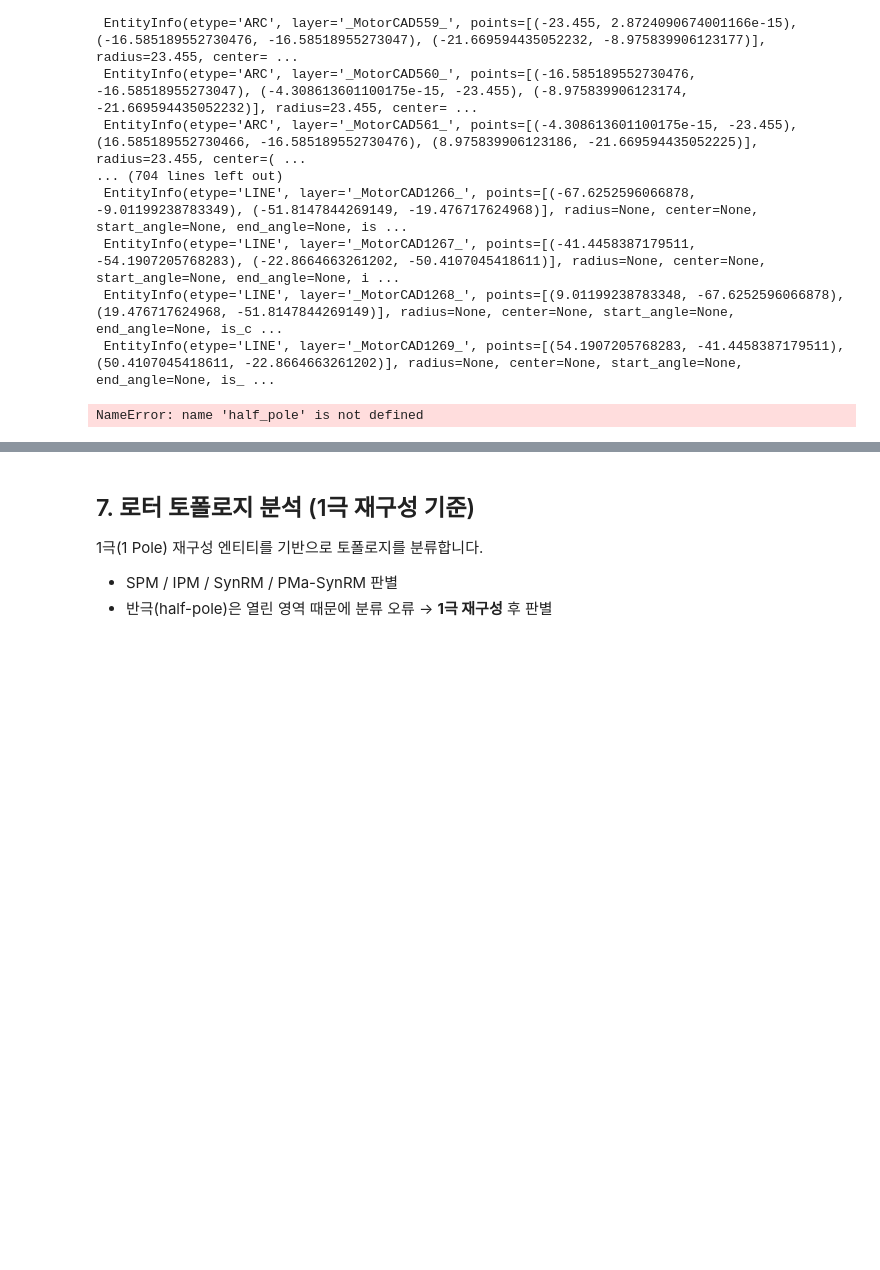
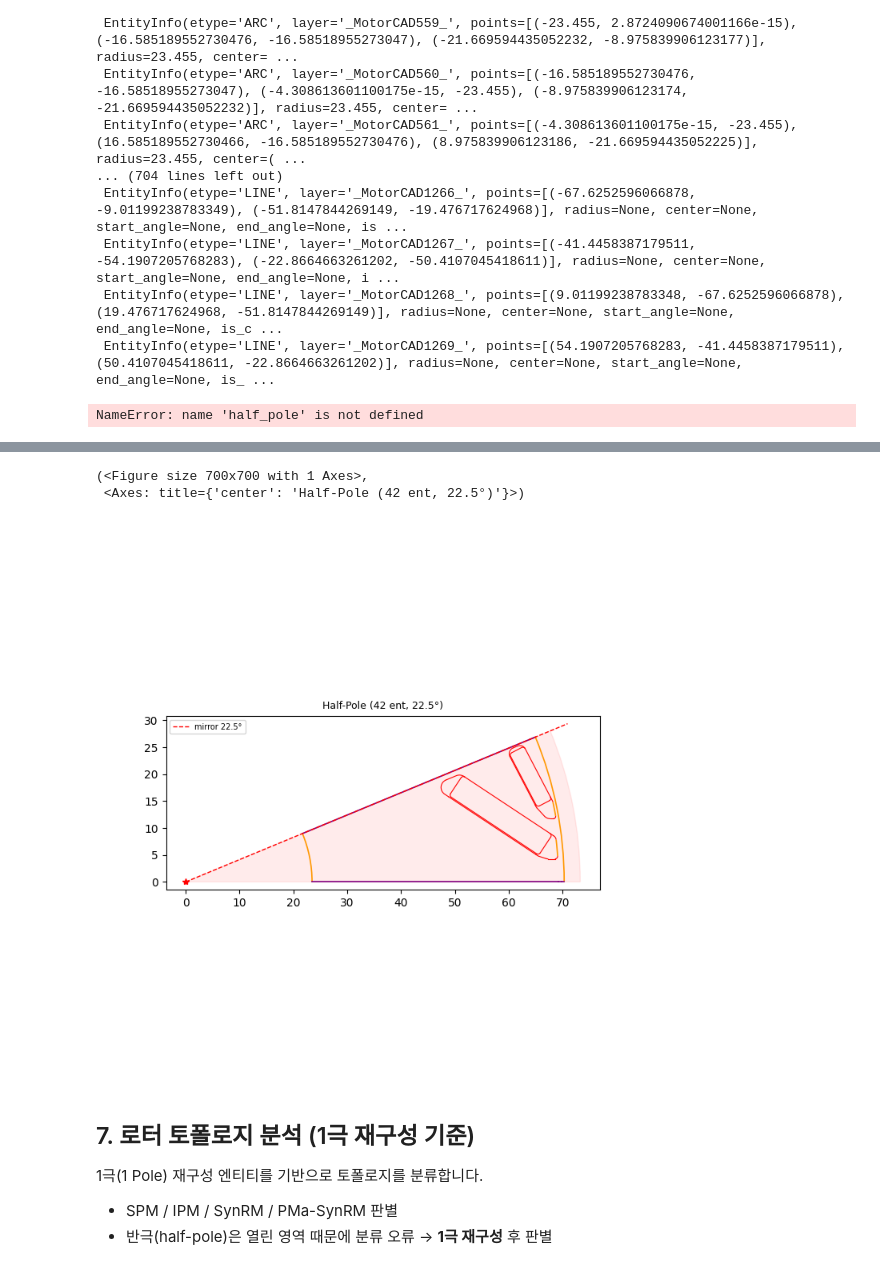
Before and after one commit to enjoyneer87/eMach, a Jupyter notebook: mlxperPJT/pyMotorGeo_v1.ipynb, the cells around one changed output, grey strips where cells are left out. Cells and saved outputs as stored; diff of their text form; code cells hidden in the pictures; blank space fills up the shorter version.

```diff
--- a/mlxperPJT/pyMotorGeo_v1.ipynb
+++ b/mlxperPJT/pyMotorGeo_v1.ipynb
@@ -756,3 +553,17 @@ HBox(children=(Dropdown(description='View:', layout=Layout(width='380px'), optio
+# %%
+from pyMotorGeo import HalfPoleView, OnePoleView
+
+# Half-Pole (반극)
+hp_view = HalfPoleView(half_pole, origin)
+hp_view.plot()
+
+# One-Pole (1극) — half_pole 기반 mirror 생성
+op_view = OnePoleView(half_pole, origin)
+op_view.plot()
+# %% [output]
+(<Figure size 700x700 with 1 Axes>,
+ <Axes: title={'center': 'Half-Pole (42 ent, 22.5°)'}>)
+[figure, added]
 # %% [markdown]
 ## 7. 로터 토폴로지 분석 (1극 재구성 기준)
 
```
Also changed, not shown: parts of 7 cells of this notebook, 5 other files.
